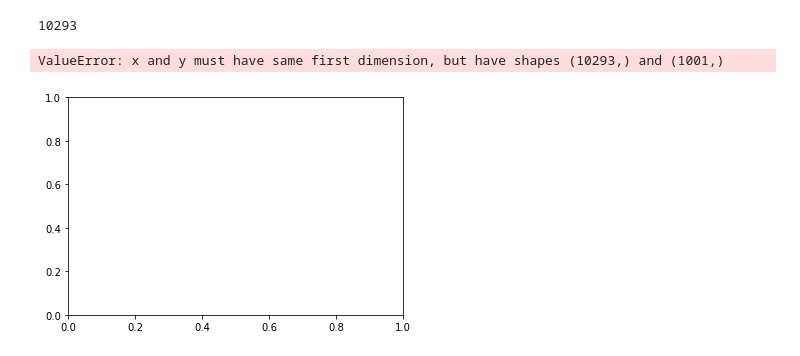
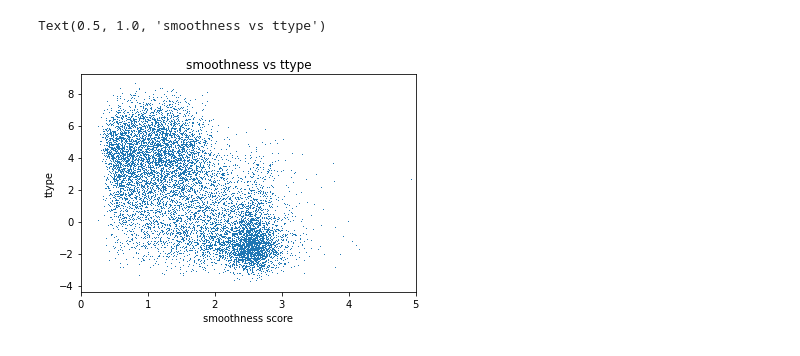
Before and after one commit to yzh250/RotationCurve, a Jupyter notebook: 2D_RC/main/Notebooks/Untitled1.ipynb, the cells around one changed output. Saved outputs shown, nothing was run; the diff lists cells and outputs as text; code cells hidden in the pictures.

```diff
--- a/2D_RC/main/Notebooks/Untitled1.ipynb
+++ b/2D_RC/main/Notebooks/Untitled1.ipynb
@@ -156,9 +62,2 @@ vc
-# %%
-len(vc)
-# %% [output]
-10293
-# %%
-plt.plot(vc,bins)
-# %% [output]
-ValueError: x and y must have same first dimension, but have shapes (10293,) and (1001,)
-[figure, removed]
+# %%
+ttype = cross_match_table['DL_ttype'].data
@@ -164,0 +66,9 @@ ValueError: x and y must have same first dimension, but have shapes (10293,) and
+# %%
+plt.plot(smoothness,ttype,',')
+plt.xlabel('smoothness score')
+plt.ylabel('ttype')
+plt.xlim(0,5)
+plt.title('smoothness vs ttype')
+# %% [output]
+Text(0.5, 1.0, 'smoothness vs ttype')
+[figure, added]
```
Also changed, not shown: parts of 22 cells of this notebook, 7 other files.
